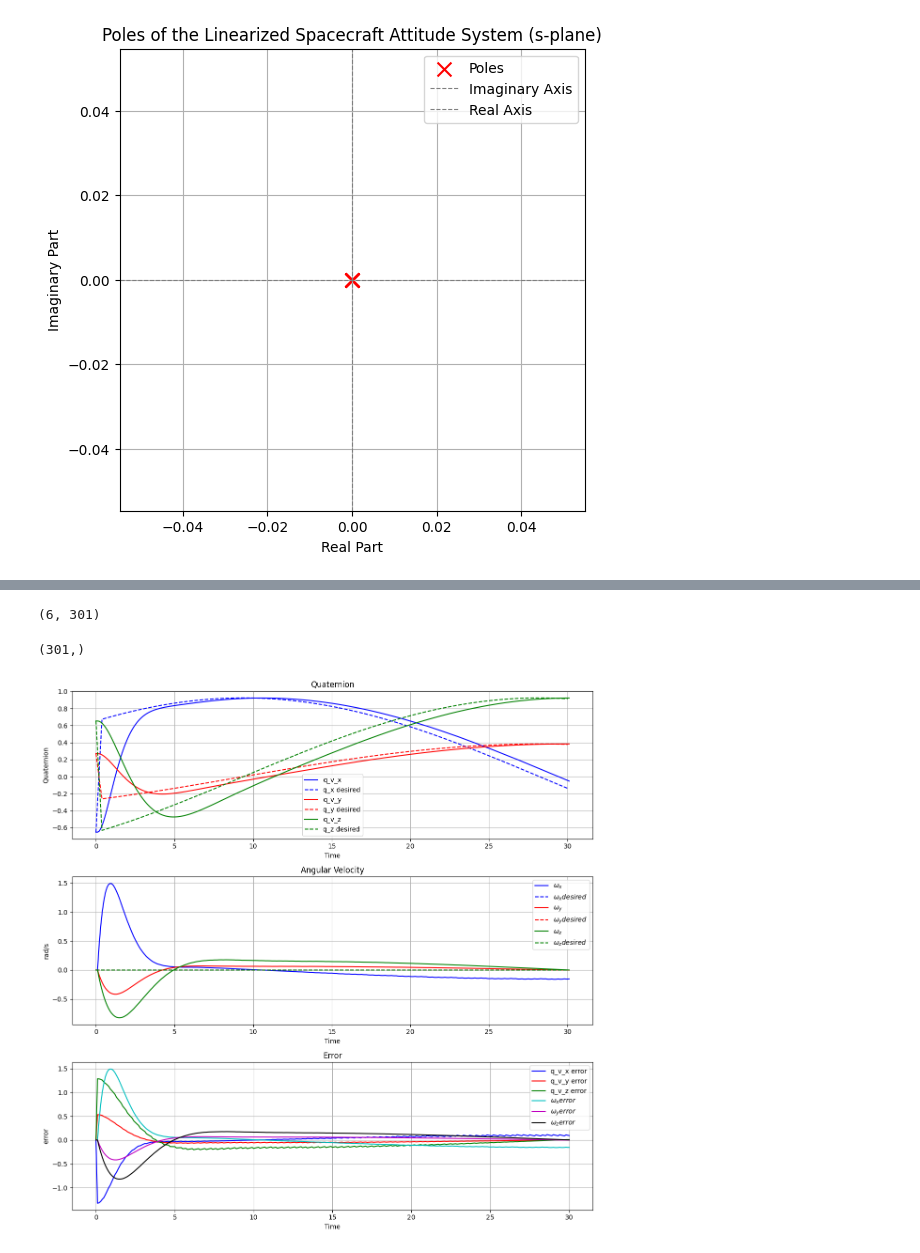
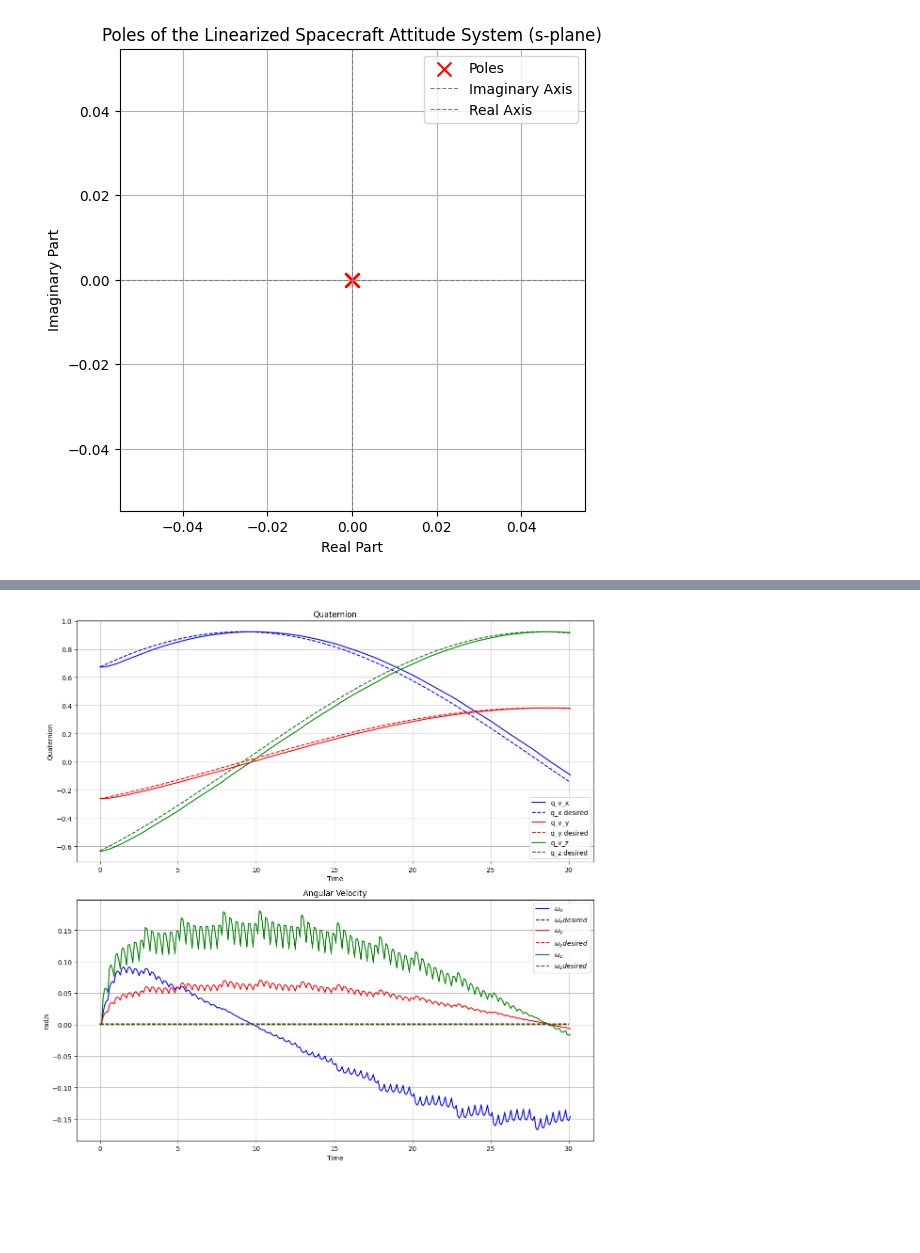
Before and after one commit to abbddos/orbit, a Jupyter notebook: lqr.ipynb, the cells around one changed output, grey strips where cells are left out. Cells and saved outputs as stored; diff of their text form; code cells hidden in the pictures; blank space fills up the shorter version.

```diff
--- a/lqr.ipynb
+++ b/lqr.ipynb
@@ -146,0 +103,18 @@ plt.show()
+# %%
+time_points = np.linspace(0, 30, len(nadir_pointing_trajectory))
+t_final = time_points[-1]
+dt = 0.1
+time = np.arange(0, t_final + dt, dt)
+# %%
+initial_state = nadir_pointing_trajectory[0]
+current_state = initial_state
+state_history = [initial_state]
+control_history = []
+state_error_history = []
+trajectory_index = 0
+# %%
+def state_derivative_using_AB(current_state, control_torque, A, B):
+    x = current_state
+    u = control_torque
+    x_dot = A @ x + B @ u
+    return x_dot
@@ -162,8 +196,8 @@ orbit_env = Orbit_Environment(
 desired_quaternions = orbit_env.Desired_Body_Quaternions_LVLH()
 desired_omega = orbit_env.Desired_Body_Angular_Velocities_LVLH()
 # %%
-desired_quaternions = desired_quaternions[:80]
-desired_omega = desired_omega[:80]
+desired_quaternions = desired_quaternions[1:80]
+desired_omega = desired_omega[1:80]
 # %%
 desired_trajectory = []
 
@@ -219,61 +253,40 @@ time_history = np.linspace(0, dt * (len(state_history[0]) - 1), len(state_histor
 # %%
 time_desired = np.linspace(0,30, len(desired_trajectory))
 error_time_history = np.linspace(0,30, len(state_error_history.T))
-# %%
-state_error_history.shape
-# %% [output]
-(6, 301)
-# %%
-error_time_history.shape
-# %% [output]
-(301,)
 # %%
 plt.figure(figsize=(12, 12))
 
-plt.subplot(3, 1, 1)
+plt.subplot(2, 1, 1)
 plt.plot(time_history, state_history[0], 'b-',label='q_v_x')
 plt.plot(time_desired, desired_trajectory.T[0], 'b--', label='q_x desired')
 plt.plot(time_history, state_history[1], 'r-', label='q_v_y')
 plt.plot(time_desired, desired_trajectory.T[1], 'r--', label='q_y desired')
 plt.plot(time_history, state_history[2], 'g-', label='q_v_z')
 plt.plot(time_desired, desired_trajectory.T[2], 'g--', label='q_z desired')
 
 plt.title('Quaternion')
 plt.xlabel('Time')
 plt.ylabel('Quaternion')
 plt.grid(True)
 plt.legend()
 
-plt.subplot(3, 1, 2)
+plt.subplot(2, 1, 2)
 plt.plot(time_history, state_history[3], 'b-', label=r'$\omega_x$')
 plt.plot(time_desired, desired_trajectory.T[3] , 'b--', label=r'$\omega_x desired$')
 
 plt.plot(time_history, state_history[4], 'r-', label=r'$\omega_y$')
 plt.plot(time_desired, desired_trajectory.T[4] , 'r--', label=r'$\omega_y desired$')
 plt.plot(time_history, state_history[5], 'g-', label=r'$\omega_z$')
 plt.plot(time_desired, desired_trajectory.T[5] , 'g--', label=r'$\omega_z desired$')
 
 plt.title('Angular Velocity')
 plt.xlabel('Time')
 plt.ylabel('rad/s')
 plt.grid(True)
 plt.legend()
 
-plt.subplot(3, 1, 3)
-plt.plot(error_time_history, state_error_history[0], 'b-', label='q_v_x error')
-plt.plot(error_time_history, state_error_history[1], 'r-', label='q_v_y error')
-plt.plot(error_time_history, state_error_history[2], 'g-', label='q_v_z error')
-plt.plot(error_time_history, state_error_history[3], 'c-', label=r'$\omega_x error$')
-plt.plot(error_time_history, state_error_history[4], 'm-', label=r'$\omega_y error$')
-plt.plot(error_time_history, state_error_history[5], 'k-', label=r'$\omega_z error$')
-
-plt.title('Error')
-plt.xlabel('Time')
-plt.ylabel('error')
-plt.grid(True)
-plt.legend()
 
 plt.tight_layout()
 plt.show()
 # %% [output]
-[figure, old version]
+[figure, new version]
```
Also changed, not shown: parts of 14 cells of this notebook, 2 other files.
